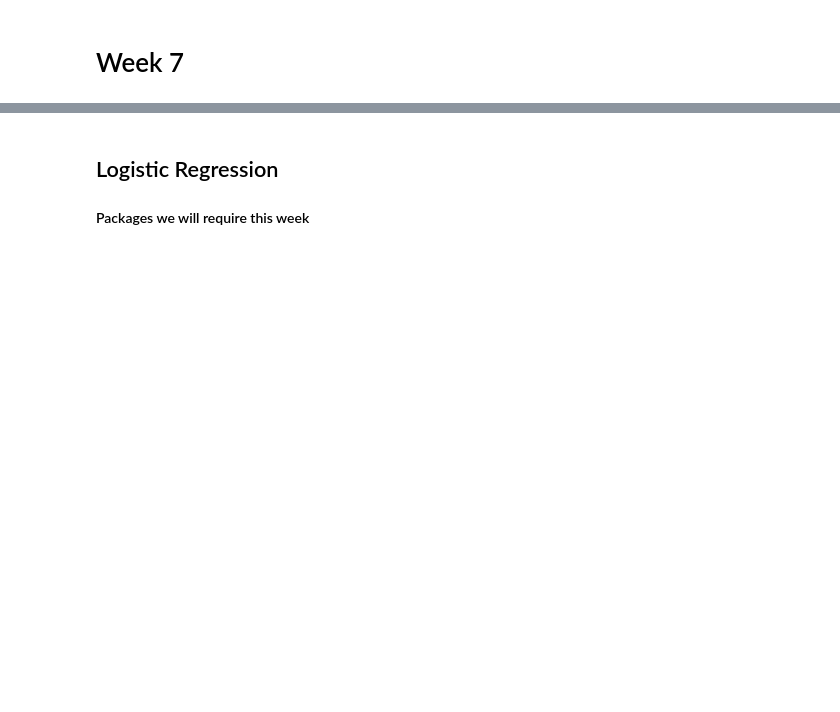
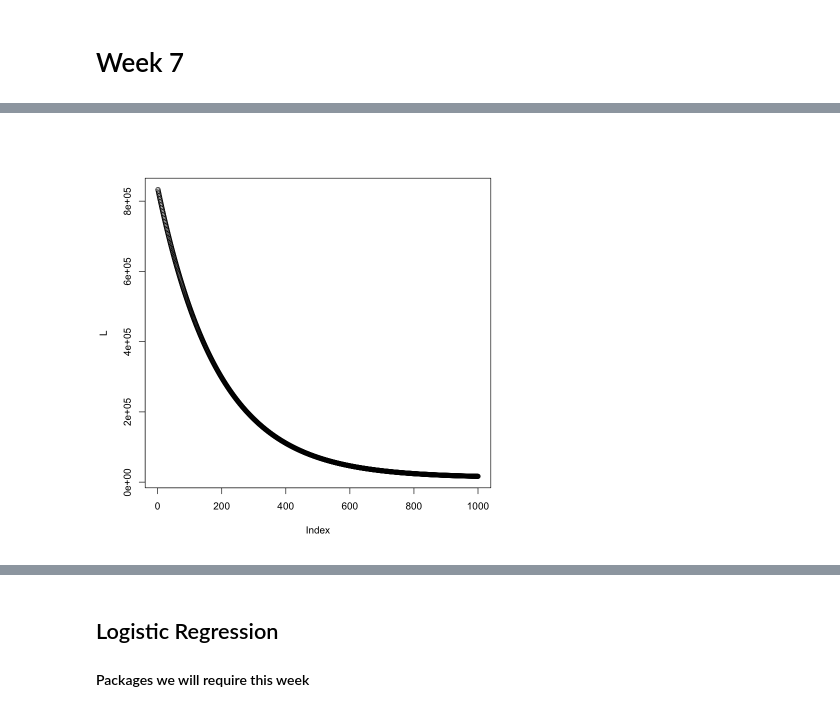
Before and after one commit to STAT380/week7, a Jupyter notebook: logisticRegression.ipynb, the cells around one changed output, grey strips where cells are left out. Saved outputs shown, nothing was run; the diff lists cells and outputs as text; code cells hidden in the pictures; blank space fills up the shorter version.

```diff
--- a/logisticRegression.ipynb
+++ b/logisticRegression.ipynb
@@ -2,0 +82,4 @@
+# %%
+plot(L)
+# %% [output]
+[figure, added]
```
Also changed, not shown: parts of 28 cells of this notebook, 2 other files.
